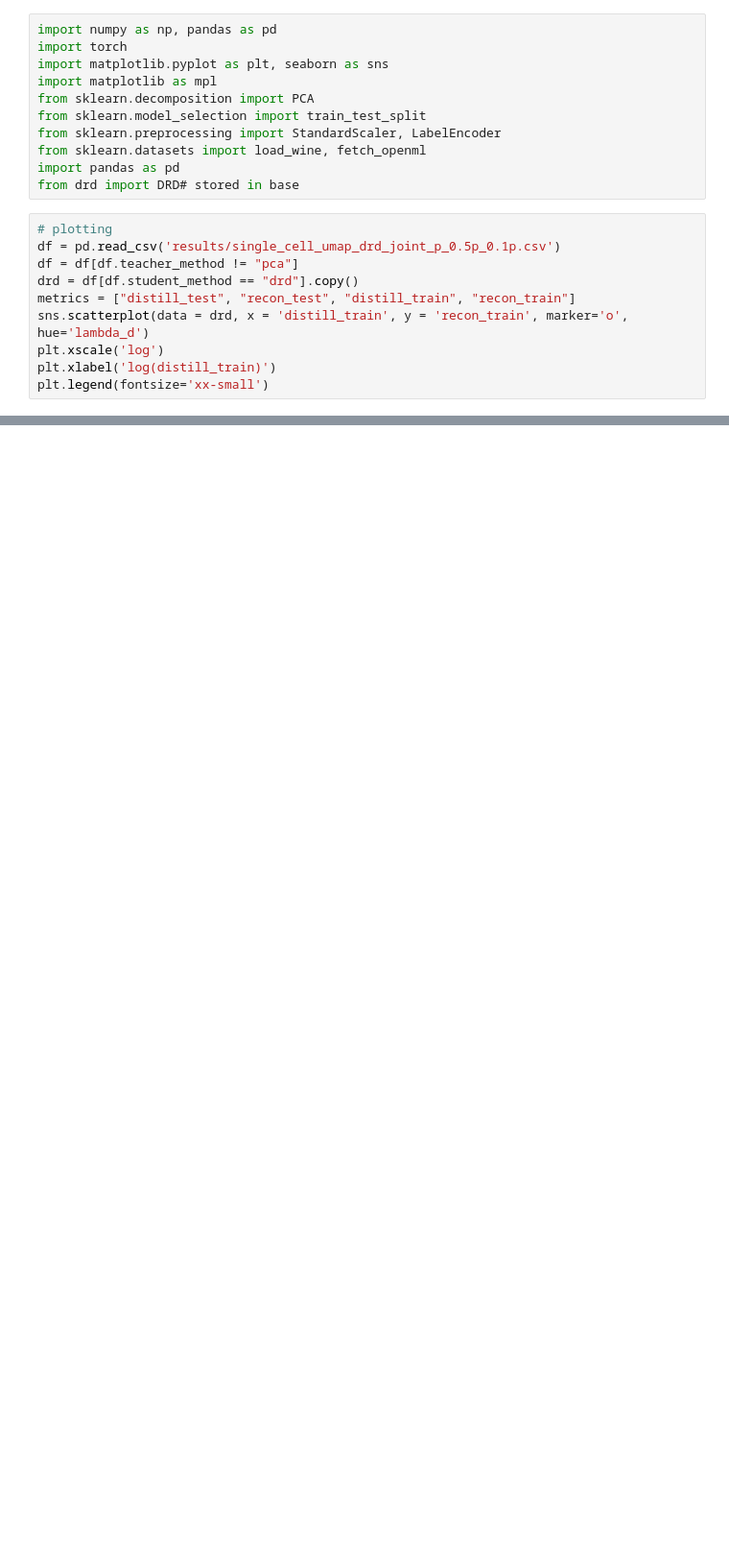
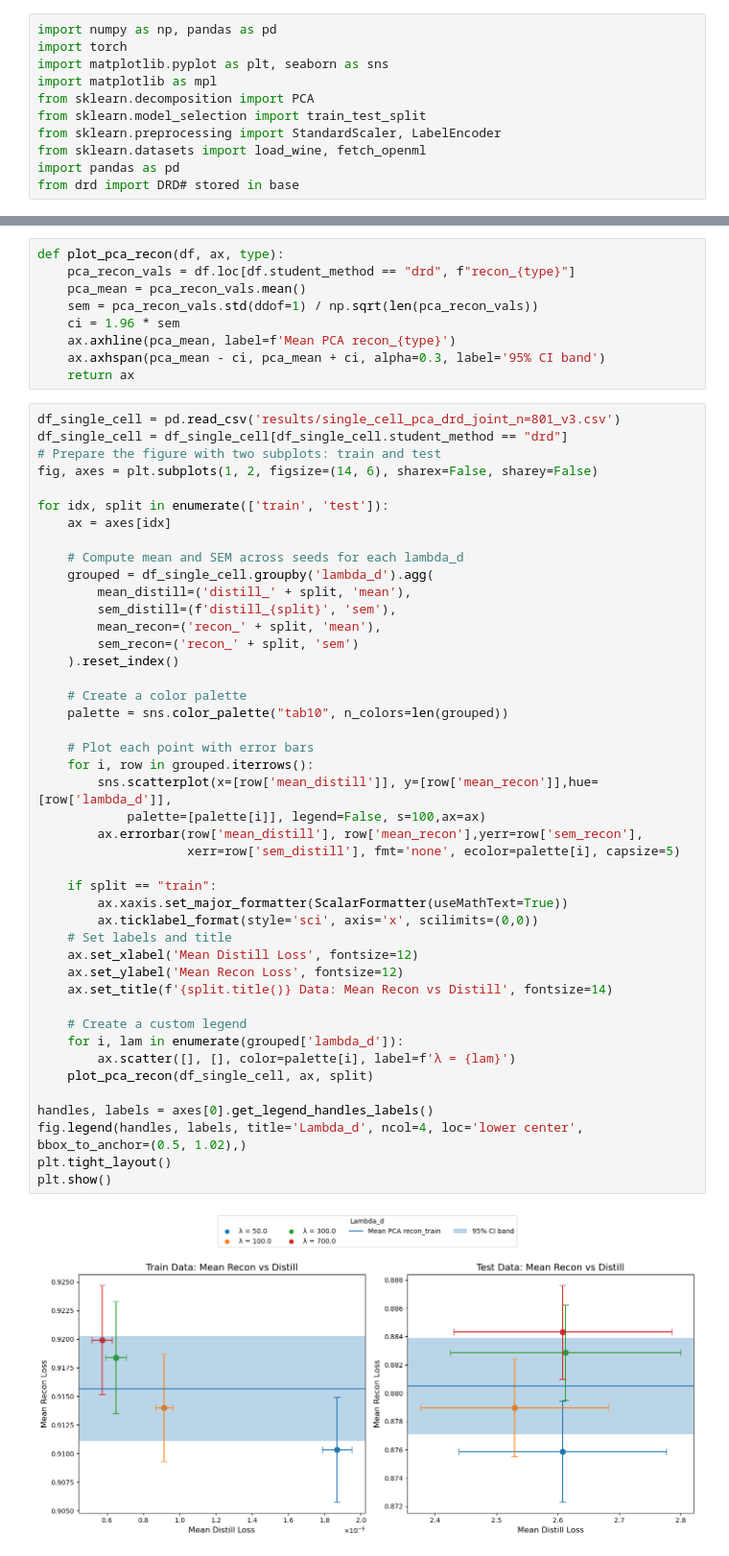
Before and after one commit to DataSlingers/MEDAL, a Jupyter notebook: notebooks/drd_viz.ipynb, the cells around one changed output, grey strips where cells are left out. Shown: that part at 96% size. Cells and saved outputs as stored; diff of their text form; blank space fills up the shorter version.

```diff
--- a/notebooks/drd_viz.ipynb
+++ b/notebooks/drd_viz.ipynb
@@ -9,13 +9,3 @@ from sklearn.preprocessing import StandardScaler, LabelEncoder
 from sklearn.datasets import load_wine, fetch_openml
 import pandas as pd
 from drd import DRD# stored in base
-# %%
-# plotting
-df = pd.read_csv('results/single_cell_umap_drd_joint_p_0.5p_0.1p.csv')
-df = df[df.teacher_method != "pca"]
-drd = df[df.student_method == "drd"].copy()
-metrics = ["distill_test", "recon_test", "distill_train", "recon_train"]
-sns.scatterplot(data = drd, x = 'distill_train', y = 'recon_train', marker='o', hue='lambda_d')
-plt.xscale('log')
-plt.xlabel('log(distill_train)')
-plt.legend(fontsize='xx-small')
@@ -225,0 +51,55 @@ teacher_id  depth  constrained  distill_train_mean  distill_train_sem  recon_tra
+# %%
+def plot_pca_recon(df, ax, type):
+    pca_recon_vals = df.loc[df.student_method == "drd", f"recon_{type}"]
+    pca_mean = pca_recon_vals.mean()
+    sem = pca_recon_vals.std(ddof=1) / np.sqrt(len(pca_recon_vals))
+    ci = 1.96 * sem
+    ax.axhline(pca_mean, label=f'Mean PCA recon_{type}')
+    ax.axhspan(pca_mean - ci, pca_mean + ci, alpha=0.3, label='95% CI band')
+    return ax
+# %%
+df_single_cell = pd.read_csv('results/single_cell_pca_drd_joint_n=801_v3.csv')
+df_single_cell = df_single_cell[df_single_cell.student_method == "drd"]
+# Prepare the figure with two subplots: train and test
+fig, axes = plt.subplots(1, 2, figsize=(14, 6), sharex=False, sharey=False)
+
+for idx, split in enumerate(['train', 'test']):
+    ax = axes[idx]
+
+    # Compute mean and SEM across seeds for each lambda_d
+    grouped = df_single_cell.groupby('lambda_d').agg(
+        mean_distill=('distill_' + split, 'mean'),
+        sem_distill=(f'distill_{split}', 'sem'),
+        mean_recon=('recon_' + split, 'mean'),
+        sem_recon=('recon_' + split, 'sem')
+    ).reset_index()
+
+    # Create a color palette
+    palette = sns.color_palette("tab10", n_colors=len(grouped))
+
+    # Plot each point with error bars
+    for i, row in grouped.iterrows():
+        sns.scatterplot(x=[row['mean_distill']], y=[row['mean_recon']],hue=[row['lambda_d']],
+            palette=[palette[i]], legend=False, s=100,ax=ax)
+        ax.errorbar(row['mean_distill'], row['mean_recon'],yerr=row['sem_recon'],
+                    xerr=row['sem_distill'], fmt='none', ecolor=palette[i], capsize=5)
+
+    if split == "train":
+        ax.xaxis.set_major_formatter(ScalarFormatter(useMathText=True))
+        ax.ticklabel_format(style='sci', axis='x', scilimits=(0,0))
+    # Set labels and title
+    ax.set_xlabel('Mean Distill Loss', fontsize=12)
+    ax.set_ylabel('Mean Recon Loss', fontsize=12)
+    ax.set_title(f'{split.title()} Data: Mean Recon vs Distill', fontsize=14)
+
+    # Create a custom legend
+    for i, lam in enumerate(grouped['lambda_d']):
+        ax.scatter([], [], color=palette[i], label=f'λ = {lam}')
+    plot_pca_recon(df_single_cell, ax, split)
+
+handles, labels = axes[0].get_legend_handles_labels()
+fig.legend(handles, labels, title='Lambda_d', ncol=4, loc='lower center', bbox_to_anchor=(0.5, 1.02),)
+plt.tight_layout()
+plt.show()
+# %% [output]
+[figure, added]
```
Also changed, not shown: parts of 10 cells of this notebook.
